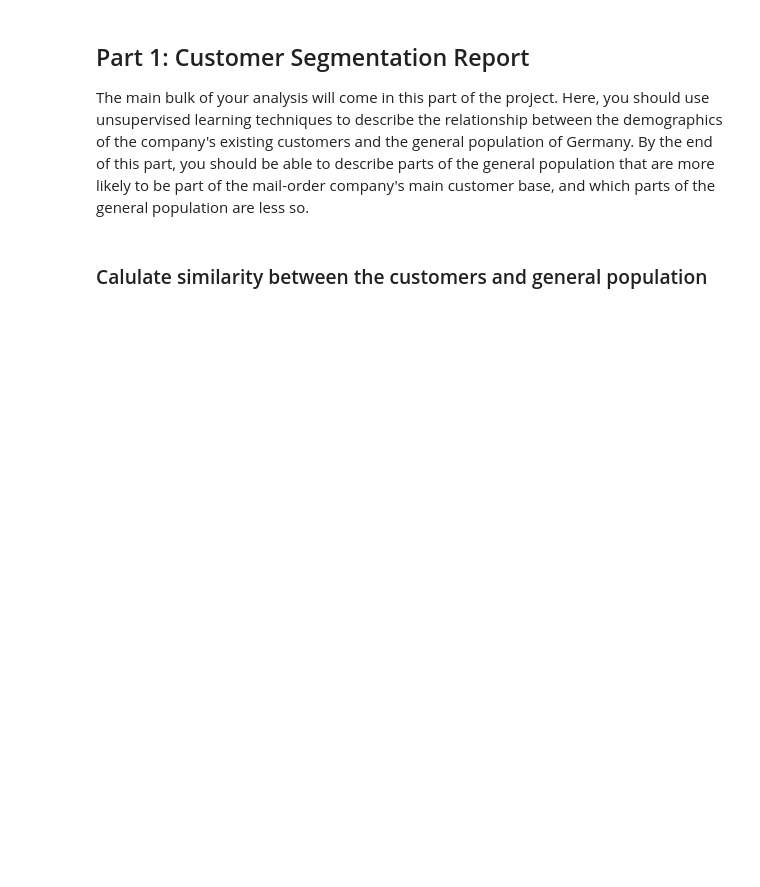
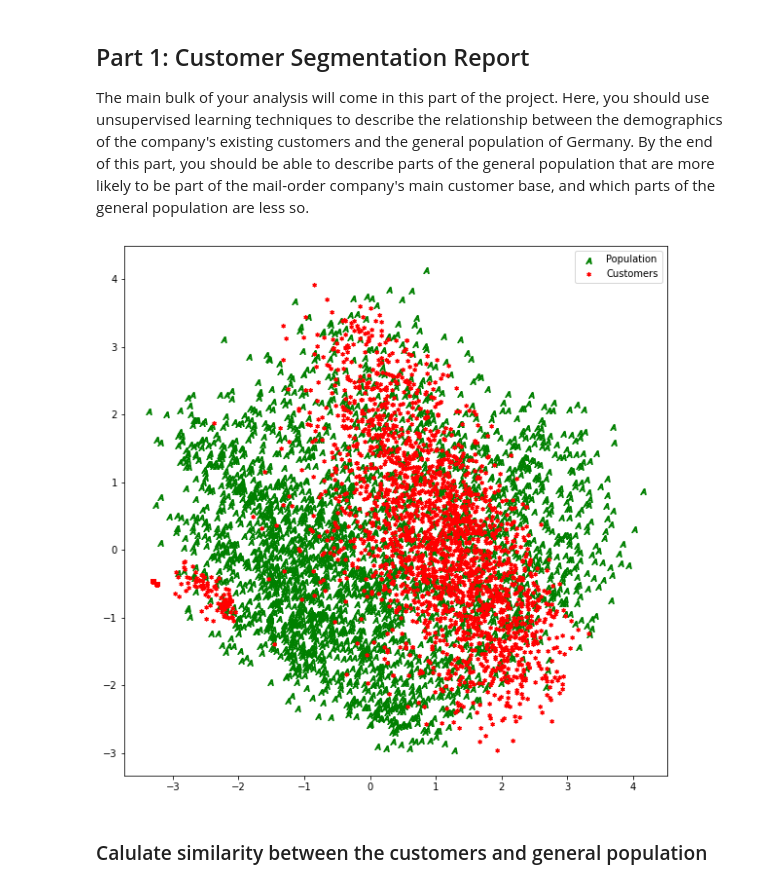
Before and after one commit to shashi4bs/Bertelsmann-Arvato, a Jupyter notebook: Arvato Project Workbook.ipynb, the cells around one changed output. Saved outputs shown, nothing was run; the diff lists cells and outputs as text; code cells hidden in the pictures; blank space fills up the shorter version.

```diff
--- a/Arvato Project Workbook.ipynb
+++ b/Arvato Project Workbook.ipynb
@@ -35,7 +35,7 @@ In the below cell, we've provided some initial code to load in the first two dat
 You'll notice when the data is loaded in that a warning message will immediately pop up. Before you really start digging into the modeling and analysis, you're going to need to perform some cleaning. Take some time to browse the structure of the data and look over the informational spreadsheets to understand the data values. Make some decisions on which features to keep, which features to drop, and if any revisions need to be made on data formats. It'll be a good idea to create a function with pre-processing steps, since you'll need to clean all of the datasets before you work with them.
 # %%
 # load in the data
-azdias = pd.read_csv('./Udacity_AZDIAS_052018.csv', sep=';')#, nrows = 200000)
+azdias = pd.read_csv('./Udacity_AZDIAS_052018.csv', sep=';', nrows = 200000)
 customers = pd.read_csv('./Udacity_CUSTOMERS_052018.csv', sep=';')
 # %%
 # Be sure to add in a lot more cells (both markdown and code) to document your
@@ -200,11 +211,16 @@ pca2 = PCA(n_components=2)
 customers_reduced = pca2.fit_transform(customers_encoded)
 # %%
 #pick random index
-f, ax = plt.subplots(figsize=(8,8))
+f, ax = plt.subplots(figsize=(10,10))
 random_index_azdias = np.random.randint(0, azdias_encoded.shape[0], size=3000)
 random_index_customers = np.random.randint(0, customers_encoded.shape[0], size=3000)
-plt.scatter(azdias_reduced[random_index_azdias, 0], azdias_reduced[random_index_azdias, 1], marker='$A$', c='green')
-plt.scatter(customers_reduced[random_index_customers, 0], customers_reduced[random_index_customers, 1], marker='$*$', c='red')
+plt.scatter(azdias_reduced[random_index_azdias, 0], azdias_reduced[random_index_azdias, 1], marker='$A$', c='green', label="Population")
+plt.scatter(customers_reduced[random_index_customers, 0], customers_reduced[random_index_customers, 1], marker='$*$', c='red', label="Customers")
+ax.legend()
+
+plt.savefig('pcaoutput.png', bbox_inches='tight')
+# %% [output]
+[figure, added]
 # %% [markdown]
 ### Calulate similarity between the customers and general population
 # %%
```
Also changed, not shown: parts of 5 cells of this notebook.
